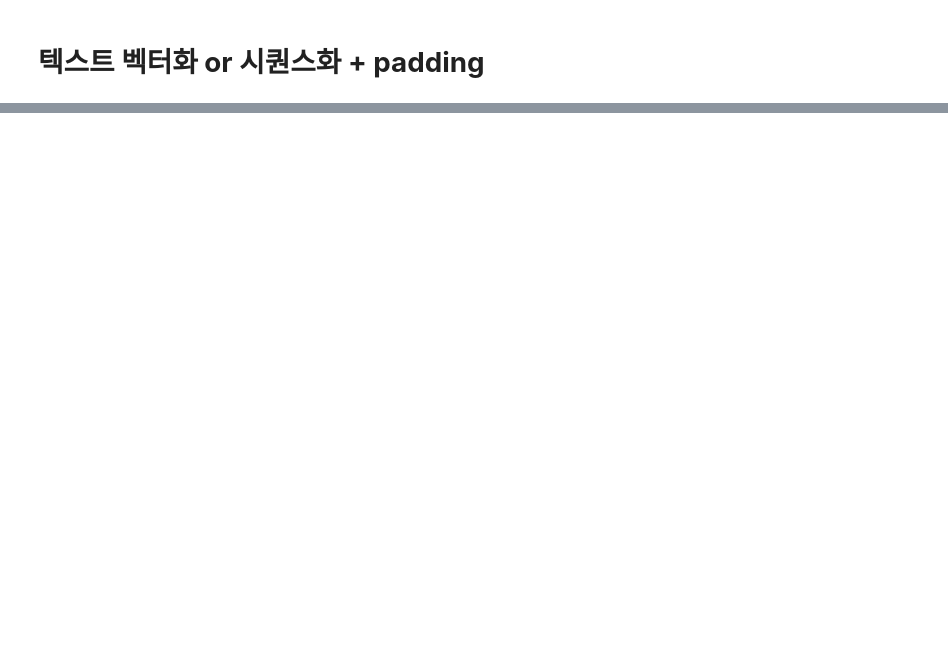
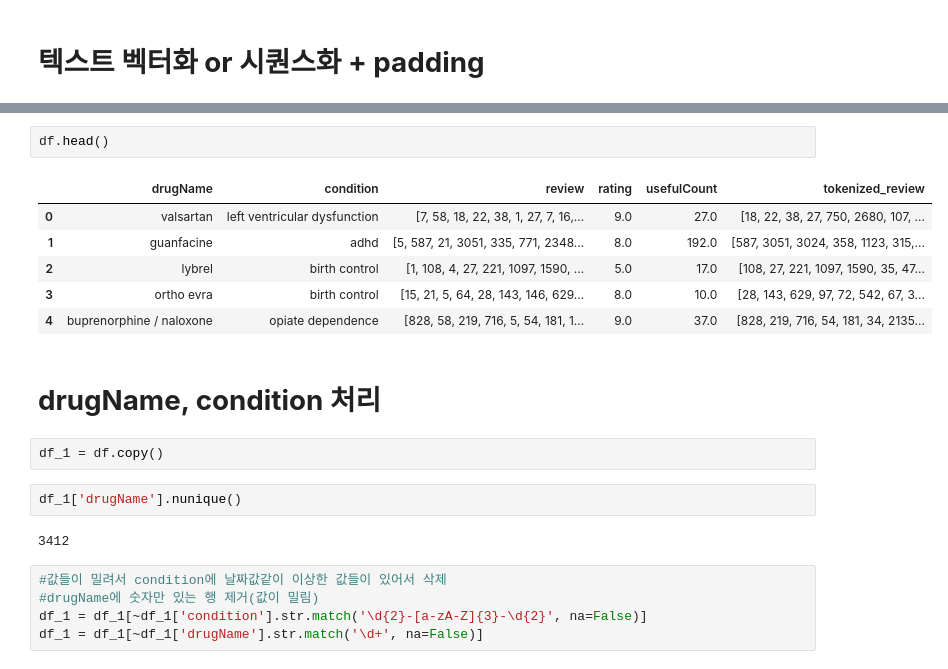
Before and after one commit to 2j0123/Drug-Review-Data-Predictions-Drug-Name, a Jupyter notebook: wassup_team7_2_1.ipynb, the cells around one changed output, grey strips where cells are left out. Drawn from its saved outputs; the diff is of its cells as text; blank space fills up the shorter version.

```diff
--- a/wassup_team7_2_1.ipynb
+++ b/wassup_team7_2_1.ipynb
@@ -142,0 +196,22 @@ df.head(15)
+# %%
+df.head()
+# %% [output]
+|  | drugName | condition | review | rating | usefulCount | tokenized_review |
+| 0 | valsartan | left ventricular dysfunction | [7, 58, 18, 22, 38, 1, 27, 7, 16,... | 9.0 | 27.0 | [18, 22, 38, 27, 750, 2680, 107, ... |
+| 1 | guanfacine | adhd | [5, 587, 21, 3051, 335, 771, 2348... | 8.0 | 192.0 | [587, 3051, 3024, 358, 1123, 315,... |
+| 2 | lybrel | birth control | [1, 108, 4, 27, 221, 1097, 1590, ... | 5.0 | 17.0 | [108, 27, 221, 1097, 1590, 35, 47... |
+| 3 | ortho evra | birth control | [15, 21, 5, 64, 28, 143, 146, 629... | 8.0 | 10.0 | [28, 143, 629, 97, 72, 542, 67, 3... |
+| 4 | buprenorphine / naloxone | opiate dependence | [828, 58, 219, 716, 5, 54, 181, 1... | 9.0 | 37.0 | [828, 219, 716, 54, 181, 34, 2135... |
+# %% [markdown]
+# **drugName, condition 처리**
+# %%
+df_1 = df.copy()
+# %%
+df_1['drugName'].nunique()
+# %% [output]
+3412
+# %%
+#값들이 밀려서 condition에 날짜값같이 이상한 값들이 있어서 삭제
+#drugName에 숫자만 있는 행 제거(값이 밀림)
+df_1 = df_1[~df_1['condition'].str.match('\d{2}-[a-zA-Z]{3}-\d{2}', na=False)]
+df_1 = df_1[~df_1['drugName'].str.match('\d+', na=False)]
```
Also changed, not shown: parts of 30 cells of this notebook.
